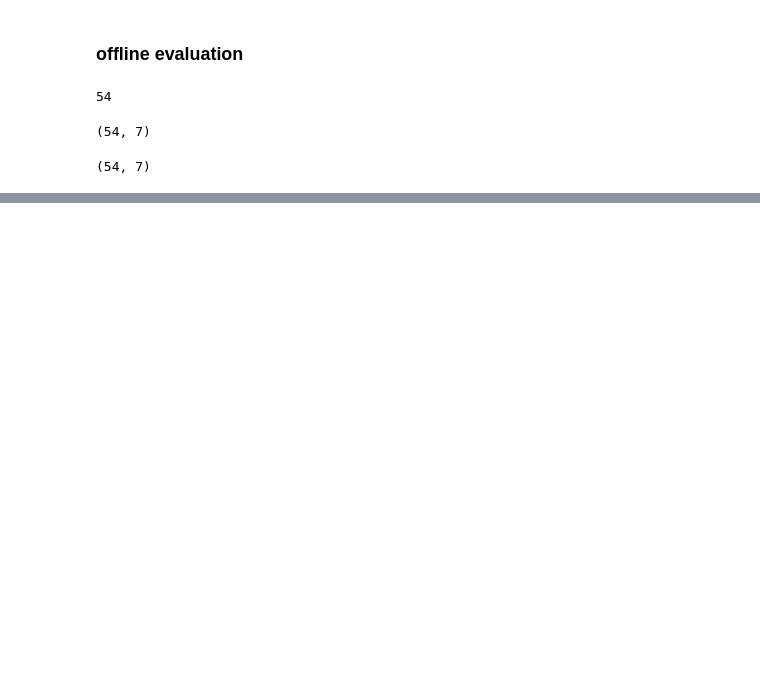
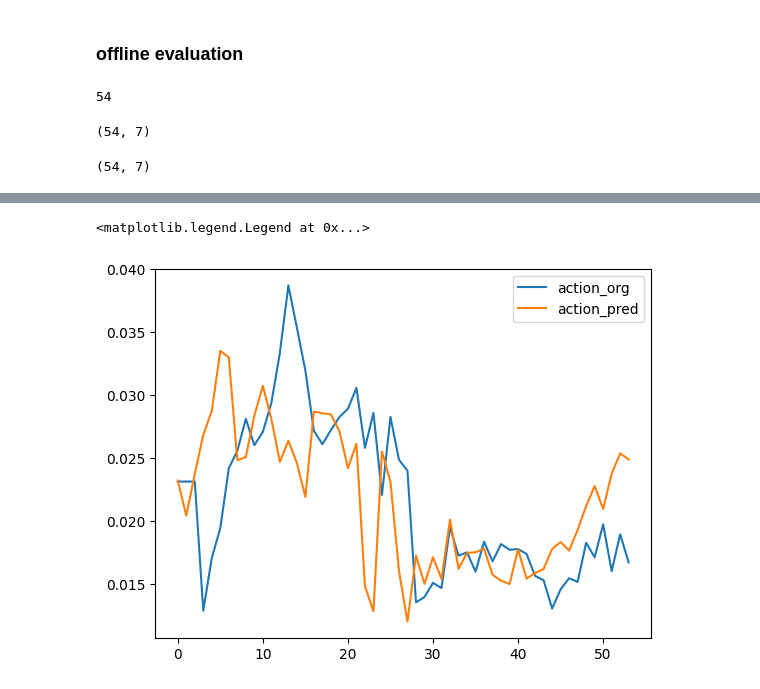
Before and after one commit to nsojib/lerobot, a Jupyter notebook: examples/3_train_lift.ipynb, the cells around one changed output, grey strips where cells are left out. Saved outputs shown, nothing was run; the diff lists cells and outputs as text; code cells hidden in the pictures; blank space fills up the shorter version.

```diff
--- a/examples/3_train_lift.ipynb
+++ b/examples/3_train_lift.ipynb
@@ -253,0 +386,7 @@ plt.legend()
+# %%
+plt.plot(actions_org[:, 1], label="action_org")
+plt.plot(action_pred[:, 1], label="action_pred")
+plt.legend()
+# %% [output]
+<matplotlib.legend.Legend at 0x...>
+[figure, added]
```
Also changed, not shown: parts of 37 cells of this notebook, 2 other files.
